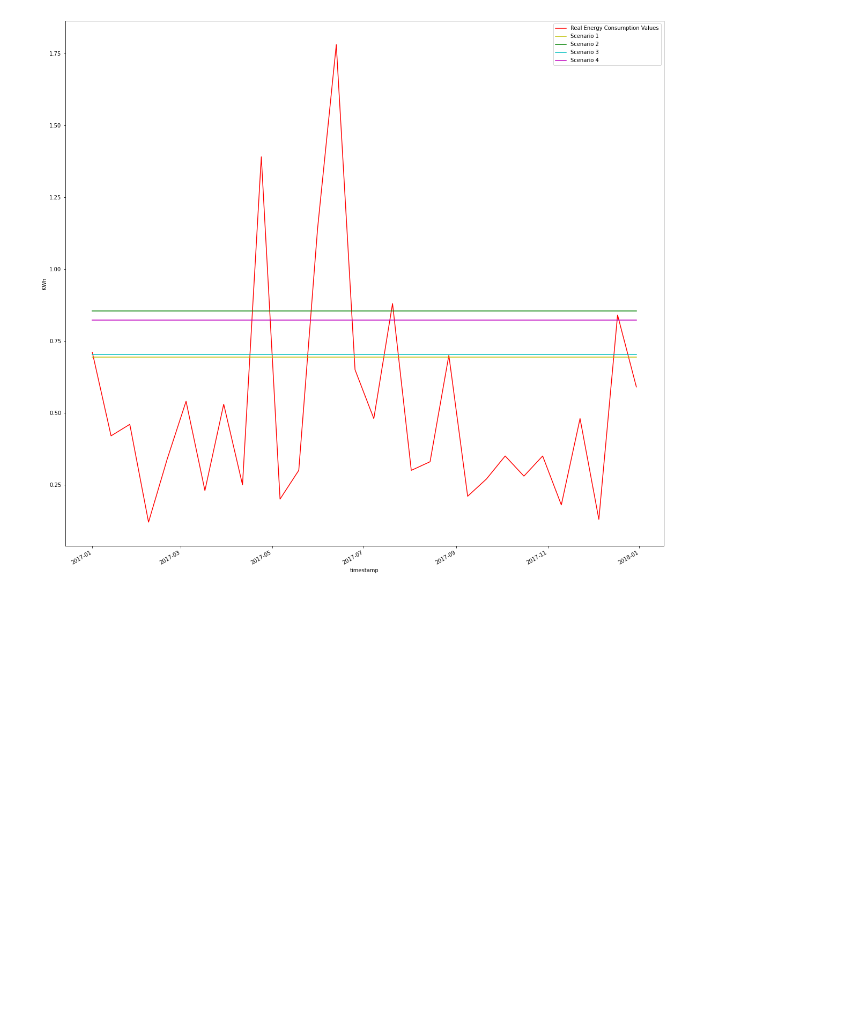
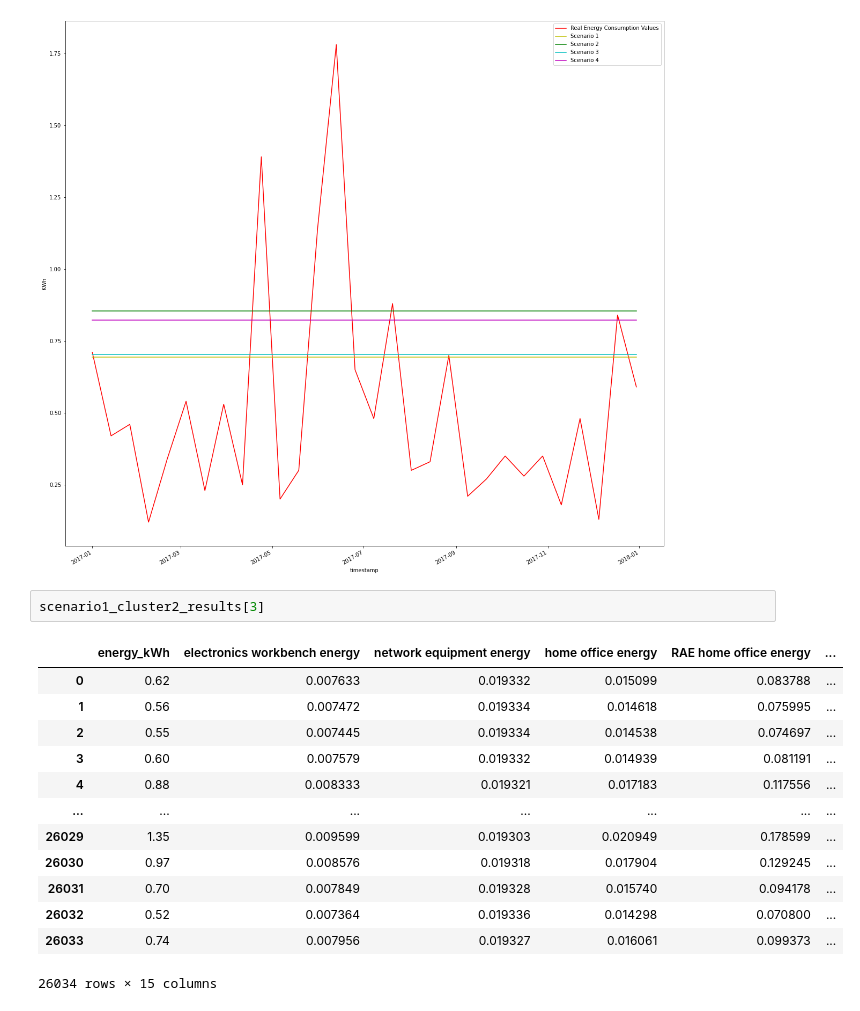
Before and after one commit to rishabhjain1997/Energy-Datasets, a Jupyter notebook: Deficit_Graphs.ipynb, the cells around one changed output. Cells and saved outputs as stored; diff of their text form; blank space fills up the shorter version.

```diff
--- a/Deficit_Graphs.ipynb
+++ b/Deficit_Graphs.ipynb
@@ -376,3 +379,19 @@ ax.set_ylabel("KWh")
 # %% [output]
 Text(0, 0.5, 'KWh')
 [figure]
+# %%
+scenario1_cluster2_results[3]
+# %% [output]
+|  | energy_kWh | electronics workbench energy | network equipment energy | home office energy | RAE home office energy | ... |
+| 0 | 0.62 | 0.007633 | 0.019332 | 0.015099 | 0.083788 | ... |
+| 1 | 0.56 | 0.007472 | 0.019334 | 0.014618 | 0.075995 | ... |
+| 2 | 0.55 | 0.007445 | 0.019334 | 0.014538 | 0.074697 | ... |
+| 3 | 0.60 | 0.007579 | 0.019332 | 0.014939 | 0.081191 | ... |
+| 4 | 0.88 | 0.008333 | 0.019321 | 0.017183 | 0.117556 | ... |
+| ... | ... | ... | ... | ... | ... | ... |
+| 26029 | 1.35 | 0.009599 | 0.019303 | 0.020949 | 0.178599 | ... |
+| 26030 | 0.97 | 0.008576 | 0.019318 | 0.017904 | 0.129245 | ... |
+| 26031 | 0.70 | 0.007849 | 0.019328 | 0.015740 | 0.094178 | ... |
+| 26032 | 0.52 | 0.007364 | 0.019336 | 0.014298 | 0.070800 | ... |
+| 26033 | 0.74 | 0.007956 | 0.019327 | 0.016061 | 0.099373 | ... |
+26034 rows × 15 columns
```
Also changed, not shown: parts of 1 cell of this notebook, 7 other files.
